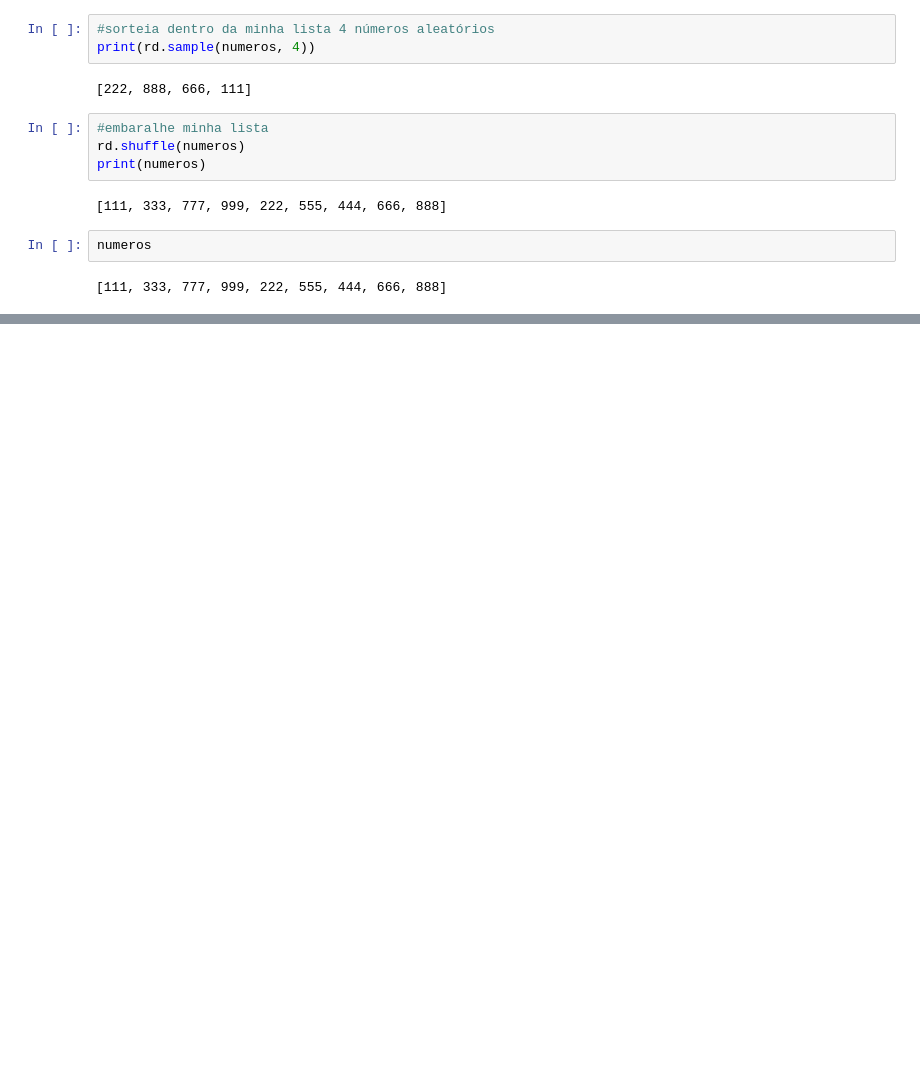
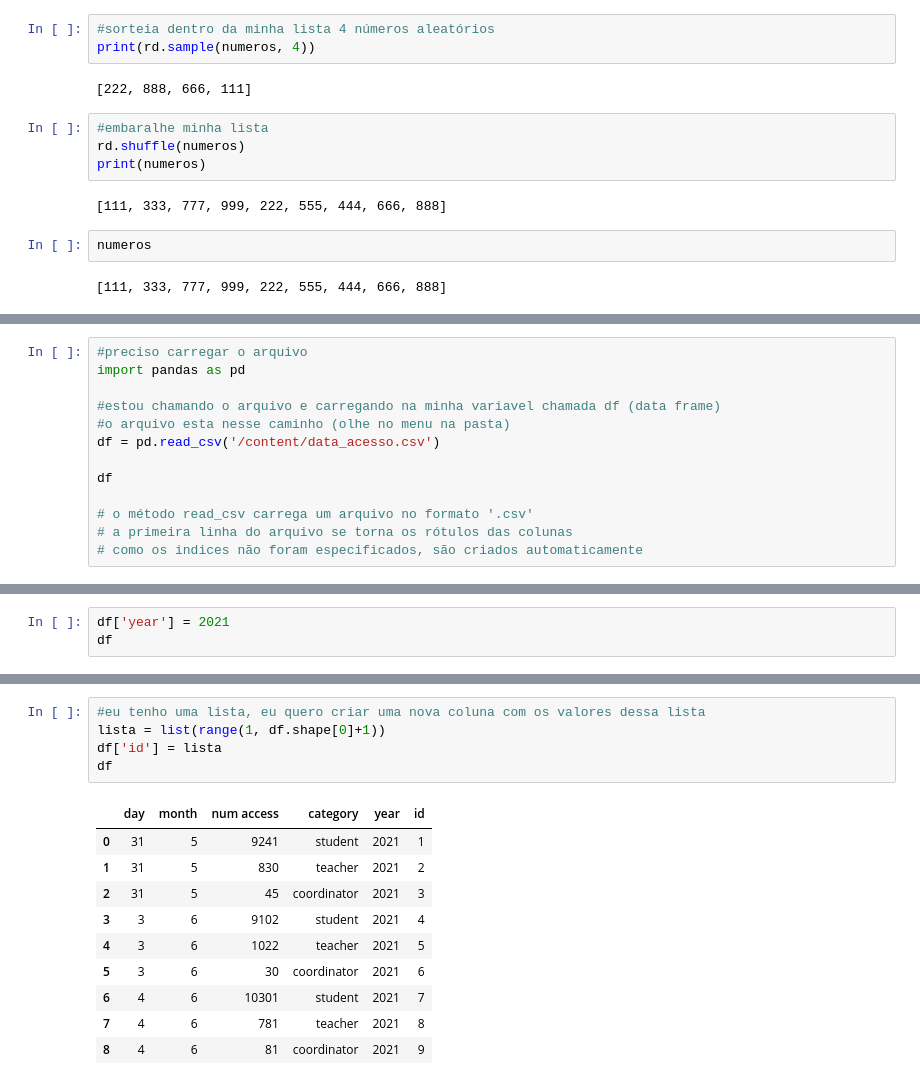
Before and after one commit to AlexsanderPessoa/Agro_bibliotecas, a Jupyter notebook: agro_bibliotecas.ipynb, the cells around one changed output, grey strips where cells are left out. Saved outputs shown, nothing was run; the diff lists cells and outputs as text; blank space fills up the shorter version.

```diff
--- a/agro_bibliotecas.ipynb
+++ b/agro_bibliotecas.ipynb
@@ -74,0 +94,13 @@ numeros
+# %%
+#preciso carregar o arquivo
+import pandas as pd
+
+#estou chamando o arquivo e carregando na minha variavel chamada df (data frame)
+#o arquivo esta nesse caminho (olhe no menu na pasta)
+df = pd.read_csv('/content/data_acesso.csv')
+
+df
+
+# o método read_csv carrega um arquivo no formato '.csv'
+# a primeira linha do arquivo se torna os rótulos das colunas
+# como os indices não foram especificados, são criados automaticamente
@@ -74,0 +230,3 @@ numeros
+# %%
+df['year'] = 2021
+df
@@ -74,0 +244,16 @@ numeros
+# %%
+#eu tenho uma lista, eu quero criar uma nova coluna com os valores dessa lista
+lista = list(range(1, df.shape[0]+1))
+df['id'] = lista
+df
+# %% [output]
+|  | day | month | num access | category | year | id |
+| 0 | 31 | 5 | 9241 | student | 2021 | 1 |
+| 1 | 31 | 5 | 830 | teacher | 2021 | 2 |
+| 2 | 31 | 5 | 45 | coordinator | 2021 | 3 |
+| 3 | 3 | 6 | 9102 | student | 2021 | 4 |
+| 4 | 3 | 6 | 1022 | teacher | 2021 | 5 |
+| 5 | 3 | 6 | 30 | coordinator | 2021 | 6 |
+| 6 | 4 | 6 | 10301 | student | 2021 | 7 |
+| 7 | 4 | 6 | 781 | teacher | 2021 | 8 |
+| 8 | 4 | 6 | 81 | coordinator | 2021 | 9 |
```
Also changed, not shown: parts of 24 cells of this notebook.
